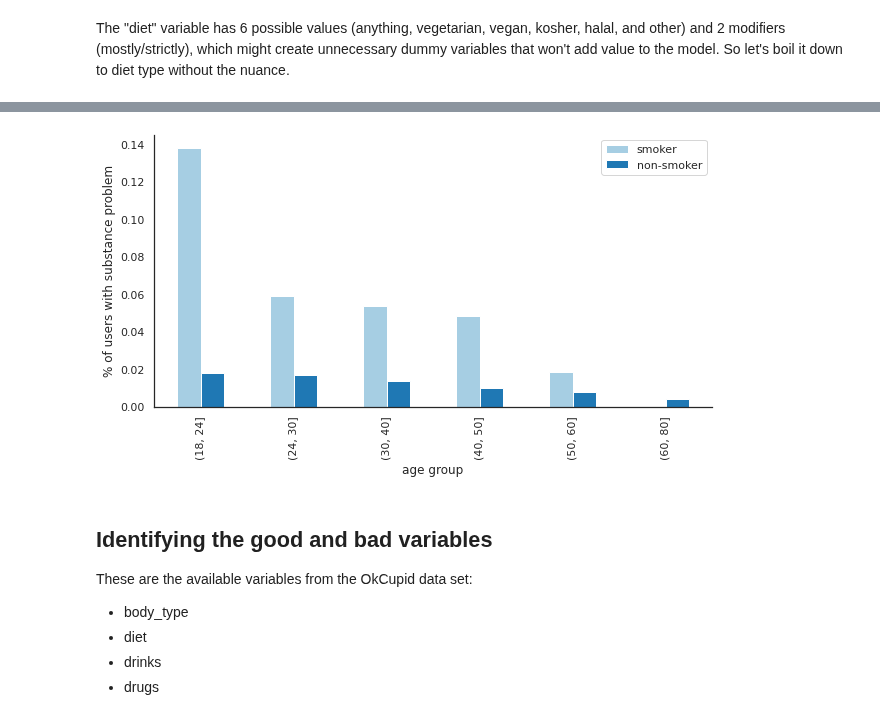
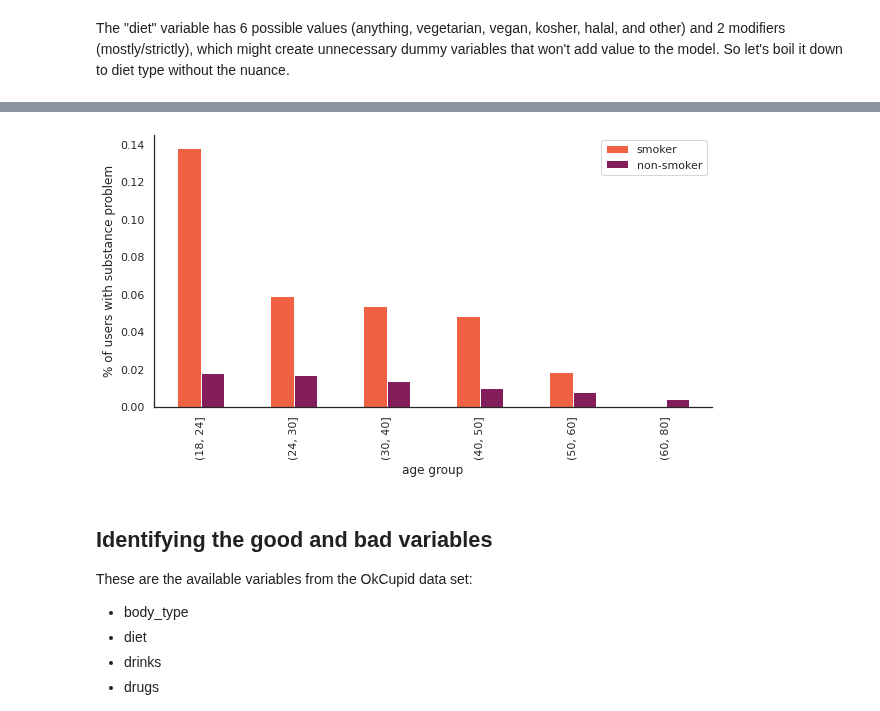
Before and after one commit to brunoarine/substance-problem-study, a Jupyter notebook: notebooks/project.ipynb, the cells around one changed output, grey strips where cells are left out. Cells and saved outputs as stored; diff of their text form; code cells hidden in the pictures.

```diff
--- a/notebooks/project.ipynb
+++ b/notebooks/project.ipynb
@@ -243,7 +243,7 @@ The "diet" variable has 6 possible values (anything, vegetarian, vegan, kosher,
 df.dropna(axis=0, subset=['diet'], inplace=True)
 df['vegetarian'] = df['diet'].apply(lambda x: 1 if ("vegetarian" in x) or ("vegan" in x) else 0)
 # %%
-sns.set_palette("Paired")
+sns.set_palette("crest")
 
 vegetarian_yes = df[df["vegetarian"] == True].groupby("age_group")["abuse"].mean().to_frame()
 vegetarian_no = df[df["vegetarian"] == False].groupby("age_group")["abuse"].mean().to_frame()
@@ -260,18 +260,18 @@ plt.show()
 # %%
-sns.set_palette("Paired")
+sns.set_palette("rocket_r", n_colors=2)
 
 smokes_yes = df[df["smokes"] == True].groupby("age_group")["abuse"].mean().to_frame()
 smokes_no = df[df["smokes"] == False].groupby("age_group")["abuse"].mean().to_frame()
 smokes = pd.concat([smokes_yes, smokes_no], axis=1)
 smokes.columns = ["smoker", "non-smoker"]
 
 smokes.plot.bar(figsize=(10,5))
 plt.ylabel("% of users with substance problem")
 plt.xlabel("age group")
 sns.despine()
 plt.show()
 # %% [output]
-[figure, old version]
+[figure, new version]
 # %% [markdown]
 ## Identifying the good and bad variables
 
```
Also changed, not shown: parts of 1 cell of this notebook.
